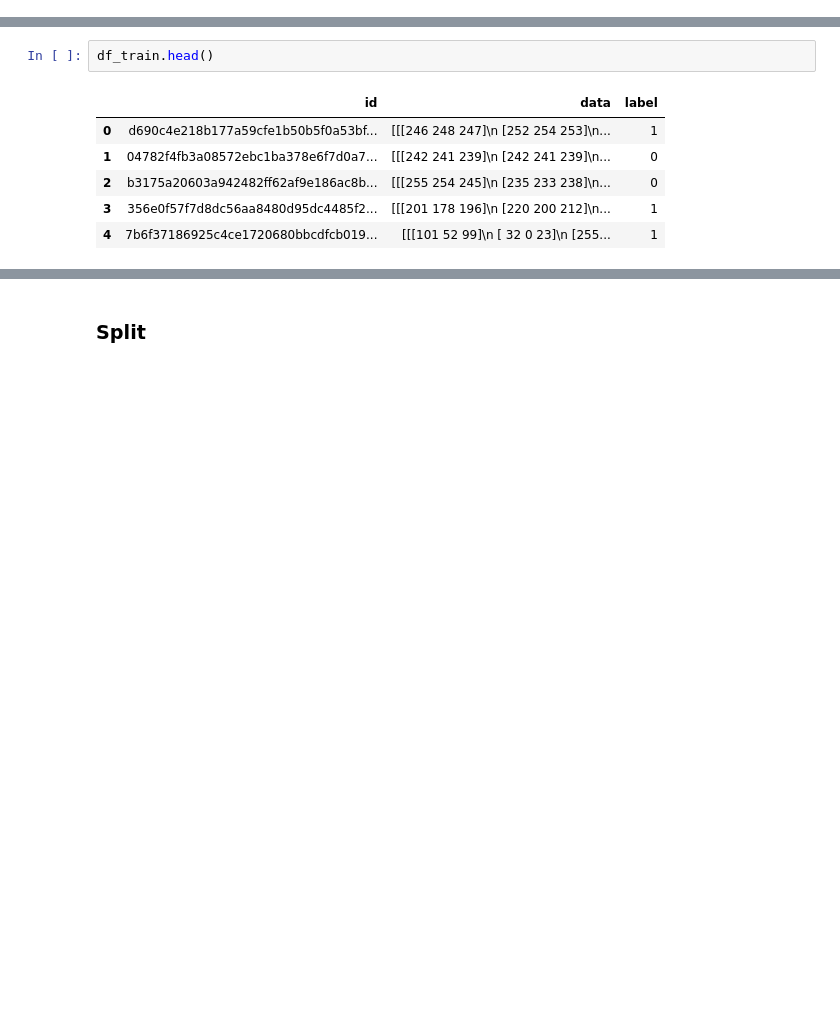
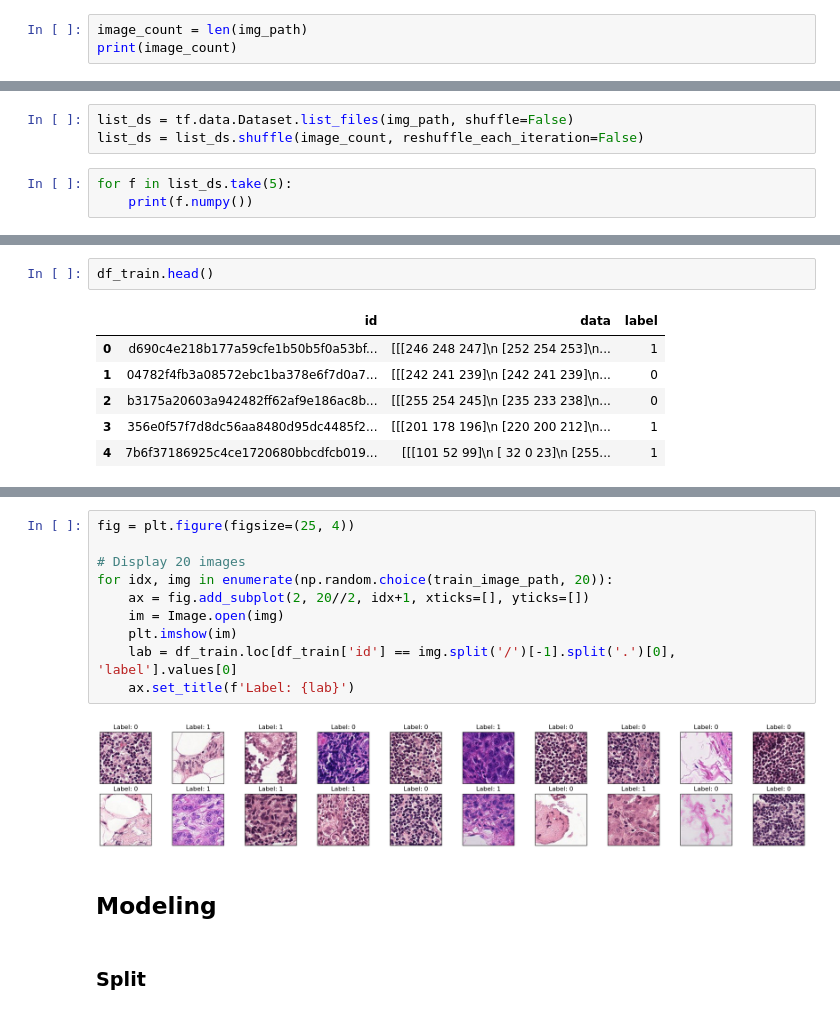
Before and after one commit to IvanLiuTW/code, a Jupyter notebook: cancer_detection.ipynb, the cells around one changed output, grey strips where cells are left out. Drawn from its saved outputs; the diff is of its cells as text; blank space fills up the shorter version.

```diff
--- a/cancer_detection.ipynb
+++ b/cancer_detection.ipynb
@@ -43,0 +162,3 @@ PosixPath('/Users/ivanliu/Library/CloudStorage/OneDrive-GiantGroup/model trainin
+# %%
+image_count = len(img_path)
+print(image_count)
@@ -43,0 +167,6 @@ PosixPath('/Users/ivanliu/Library/CloudStorage/OneDrive-GiantGroup/model trainin
+# %%
+list_ds = tf.data.Dataset.list_files(img_path, shuffle=False)
+list_ds = list_ds.shuffle(image_count, reshuffle_each_iteration=False)
+# %%
+for f in list_ds.take(5):
+    print(f.numpy())
@@ -164,3 +413,17 @@ Error:
+# %%
+fig = plt.figure(figsize=(25, 4))
+
+# Display 20 images
+for idx, img in enumerate(np.random.choice(train_image_path, 20)):
+    ax = fig.add_subplot(2, 20//2, idx+1, xticks=[], yticks=[])
+    im = Image.open(img)
+    plt.imshow(im)
+    lab = df_train.loc[df_train['id'] == img.split('/')[-1].split('.')[0], 'label'].values[0]
+    ax.set_title(f'Label: {lab}')
+# %% [output]
+[figure, added]
+# %% [markdown]
+## Modeling
 # %% [markdown]
 ### Split
 # %%
```
Also changed, not shown: parts of 37 cells of this notebook.
